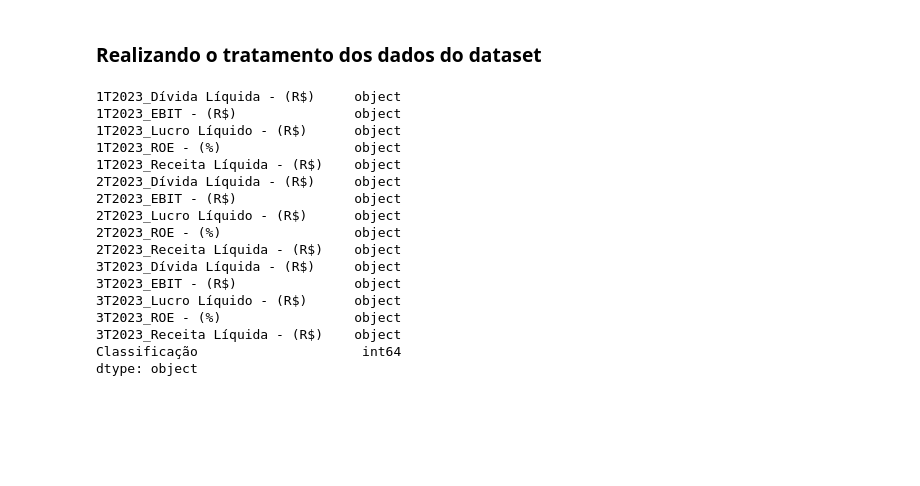
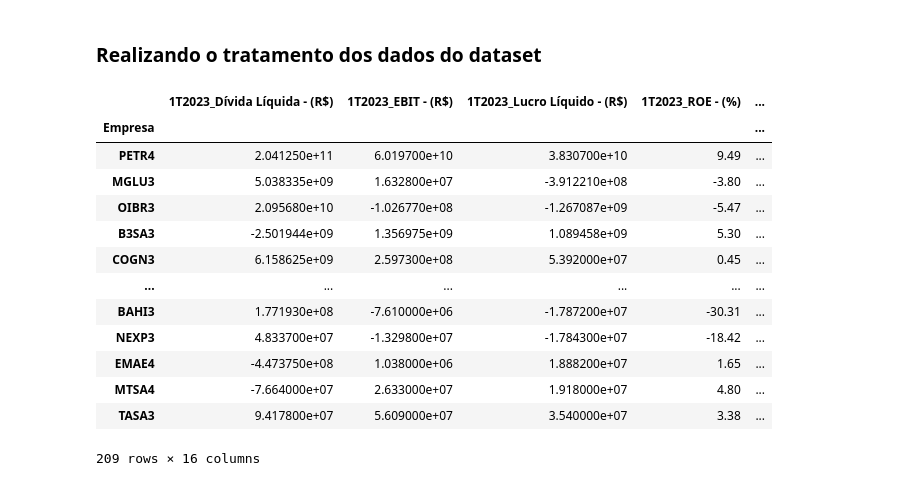
Before and after one commit to HodricVieira/Reconhecimento-de-digitos-ML-2023.2, a Jupyter notebook: Projeto 2/criacao_primeiro_csv.ipynb, the cells around one changed output. Drawn from its saved outputs; the diff is of its cells as text; code cells hidden in the pictures; blank space fills up the shorter version.

Commit message:
instancias para treinamento prontas, agora é implementar a rede neural e a arvore

```diff
--- a/Projeto 2/criacao_primeiro_csv.ipynb
+++ b/Projeto 2/criacao_primeiro_csv.ipynb
@@ -148,7 +148,7 @@ reindexar a tabela pivot (lista_acoes),pois a ordem original foi alterada. Eu es
 # %% [output]
 'Essa função cria uma tabela pivot a partir de um dataframe, onde index_col é a coluna que será utilizada como índice (Empresa), columns_col é a coluna que será utilizada como coluna (Resultado) e rei ...
 # %%
-def criacao_dataframe_dados_historicos(diretorio, lista_acoes):
+def criacao_dataframe_dados_historicos(diretorio, lista_acoes, mes_de_valorizacao):
     dataframes = []
     for acao in lista_acoes:
         df = pd.read_csv(f'{diretorio}/{acao} Dados Históricos.csv')
@@ -156,7 +156,7 @@ def criacao_dataframe_dados_historicos(diretorio, lista_acoes):
         df['Empresa'] = acao
         df.set_index('Empresa', inplace=True)
         # Selecionando apenas o mes de novembro de 2023
-        df = df[df['Data'] == '01.11.2023']
+        df = df[df['Data'] == mes_de_valorizacao]
         # Calculando a variação - convertendo os valores em float
         df['Último'] = df['Último'].str.replace(',', '.').astype(float)
         df['Abertura'] = df['Abertura'].str.replace(',', '.').astype(float)
@@ -194,7 +194,7 @@ Sobre as colunas do dataset:
 - **ROE:** é uma medida que revela a capacidade de uma empresa gerar lucro a partir do dinheiro que os acionistas investiram nela.
 # %%
 # Ler o arquivo CSV
-df = pd.read_csv('dataset_ML.csv', delimiter=';')
+df = pd.read_csv('arquivos/dataset_ML.csv', delimiter=';')
 df2 = df.copy()
 # %% [markdown]
 ## Criando o dataframe em que cada coluna representa um resultado de um trimestre de 2023
@@ -225,7 +225,7 @@ dataframe_3trimestres
 # %% [markdown]
 ## Criando o dataframe que contém a variação do preço das ações em novembro, e que vai gerar coluna classificação
 # %%
-dataframe_variacao_preco_acoes = criacao_dataframe_dados_historicos('dados historicos', acoes_do_dataframe)
+dataframe_variacao_preco_acoes = criacao_dataframe_dados_historicos('dados historicos', acoes_do_dataframe, '01.11.2023')
 dataframe_variacao_preco_acoes
 # %% [output]
 |  | Data | Último | Abertura | Máxima | Mínima | Vol. | Var% | Variação | Classificação |
@@ -262,25 +262,36 @@ dataframe_dados_completos
 | MTSA4 | -76.640.000 | 26.330.000 | 19.180.000 | 4,80 % | ... |
 | TASA3 | 94.178.000 | 56.090.000 | 35.400.000 | 3,38 % | ... |
 209 rows × 16 columns
+# %%
+# Colunas em que os valores serão mudados de 1.000.000 para 1000000
+colunas_para_retirar_o_ponto = np.array(dataframe_dados_completos.columns)
+colunas_para_retirar_o_ponto = np.delete(colunas_para_retirar_o_ponto, [3, 8, 13, 15])
 # %% [markdown]
 ### Realizando o tratamento dos dados do dataset
 # %%
-dataframe_dados_completos.dtypes
+# Substituindo as '%' por '' e as ',' por '.' e convertendo para float
+dataframe_dados_completos = dataframe_dados_completos.replace('%', '', regex=True)
+dataframe_dados_completos = dataframe_dados_completos.replace(',', '.', regex=True)
+# Agora eu preciso tirar os '.' para conseguir converter o numero para float, por exemplo, 1.000.000 para 1000000, isso deve ser feito em 'colunas_para_retirar_o_ponto'
+for coluna in colunas_para_retirar_o_ponto:
+    dataframe_dados_completos[coluna] = dataframe_dados_completos[coluna].str.replace('.', '')
+
+dataframe_dados_completos = dataframe_dados_completos.astype(float)
+#Convertento a coluna 'Classificação' para int
+dataframe_dados_completos['Classificação'] = dataframe_dados_completos['Classificação'].astype(int)
+dataframe_dados_completos
 # %% [output]
+|  | 1T2023_Dívida Líquida - (R$) | 1T2023_EBIT - (R$) | 1T2023_Lucro Líquido - (R$) | 1T2023_ROE - (%) | ... |
+| Empresa |  |  |  |  | ... |
+| PETR4 | 2.041250e+11 | 6.019700e+10 | 3.830700e+10 | 9.49 | ... |
+| MGLU3 | 5.038335e+09 | 1.632800e+07 | -3.912210e+08 | -3.80 | ... |
+| OIBR3 | 2.095680e+10 | -1.026770e+08 | -1.267087e+09 | -5.47 | ... |
+| B3SA3 | -2.501944e+09 | 1.356975e+09 | 1.089458e+09 | 5.30 | ... |
+| COGN3 | 6.158625e+09 | 2.597300e+08 | 5.392000e+07 | 0.45 | ... |
+| ... | ... | ... | ... | ... | ... |
+| BAHI3 | 1.771930e+08 | -7.610000e+06 | -1.787200e+07 | -30.31 | ... |
+| NEXP3 | 4.833700e+07 | -1.329800e+07 | -1.784300e+07 | -18.42 | ... |
+| EMAE4 | -4.473750e+08 | 1.038000e+06 | 1.888200e+07 | 1.65 | ... |
+| MTSA4 | -7.664000e+07 | 2.633000e+07 | 1.918000e+07 | 4.80 | ... |
+| TASA3 | 9.417800e+07 | 5.609000e+07 | 3.540000e+07 | 3.38 | ... |
-1T2023_Dívida Líquida - (R$)     object
-1T2023_EBIT - (R$)               object
-1T2023_Lucro Líquido - (R$)      object
-1T2023_ROE - (%)                 object
-1T2023_Receita Líquida - (R$)    object
-2T2023_Dívida Líquida - (R$)     object
-2T2023_EBIT - (R$)               object
-2T2023_Lucro Líquido - (R$)      object
-2T2023_ROE - (%)                 object
-2T2023_Receita Líquida - (R$)    object
-3T2023_Dívida Líquida - (R$)     object
-3T2023_EBIT - (R$)               object
-3T2023_Lucro Líquido - (R$)      object
-3T2023_ROE - (%)                 object
-3T2023_Receita Líquida - (R$)    object
-Classificação                     int64
-dtype: object
+209 rows × 16 columns
```
Also changed, not shown: parts of 6 cells of this notebook, 4 other files.
